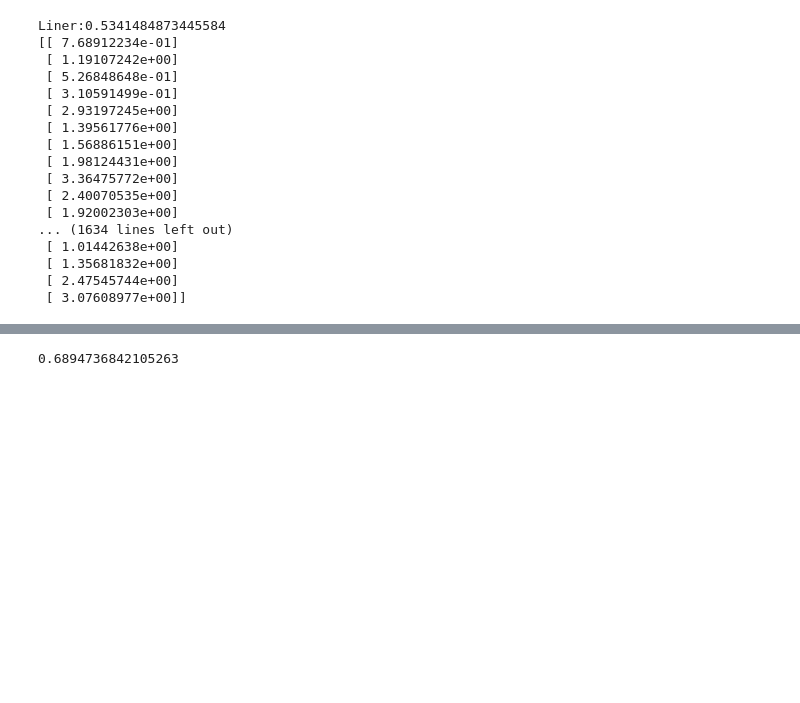
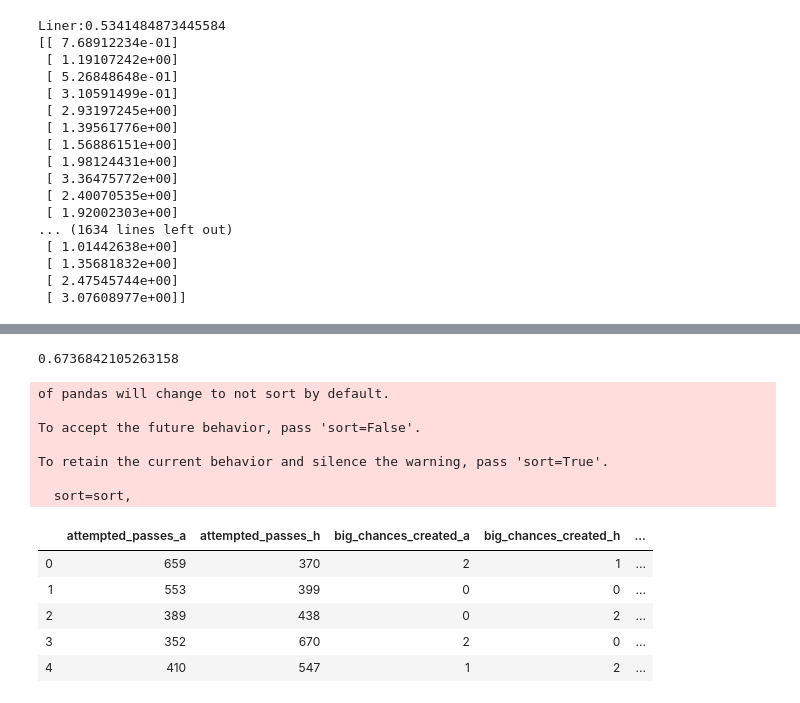
Before and after one commit to leppsalujyrgen/Entropy-of-Football-Statistics, a Jupyter notebook: Data Modelling/statistics-regression.ipynb, the cells around one changed output, grey strips where cells are left out. Saved outputs shown, nothing was run; the diff lists cells and outputs as text; code cells hidden in the pictures; blank space fills up the shorter version.

```diff
--- a/Data Modelling/statistics-regression.ipynb
+++ b/Data Modelling/statistics-regression.ipynb
@@ -212,8 +201,40 @@ for idx, row in pred.iterrows():
     away = pred.loc[idx,'away_predict']
     actual = pred.loc[idx,'actual_result']
     #print(home, away, actual)
-    if (abs(home - away) <= 0. and actual == 0) or ((away - home) > 0.1 and actual == 2) or ((home-away) > 0.1 and actual == 1):
+    if (abs(home - away) <= 0.5 and actual == 0) or ((away - home) > 0.5 and actual == 2) or ((home-away) > 0.5 and actual == 1):
         right += 1
+
 right/all
 # %% [output]
-0.6894736842105263
+0.6736842105263158
+# %%
+gamestats = pd.DataFrame(columns=['name_h','attempted_passes_h','big_chances_created_h','big_chances_missed_h','clearances_blocks_interceptions_h','completed_passes_h','dribbles_h','errors_leading_to_goal_attempt_h','fixture_h','fouls_h','key_passes_h','minutes_h','offside_h','open_play_crosses_h','opponent_team_h','penalties_conceded_h','penalties_missed_h','penalties_saved_h','recoveries_h','red_cards_h','round_h','saves_h','tackled_h','tackles_h','target_missed_h','team_score_h','yellow_cards_h','shots_on_target_h','name_a','attempted_passes_a','big_chances_created_a','big_chances_missed_a','clearances_blocks_interceptions_a','completed_passes_a','dribbles_a','errors_leading_to_goal_attempt_a','fouls_a','key_passes_a','offside_a','open_play_crosses_a','penalties_conceded_a','penalties_missed_a','penalties_saved_a','recoveries_a','red_cards_a','saves_a','tackled_a','tackles_a','target_missed_a','team_score_a','yellow_cards_a','shots_on_target_a'])
+gametest = pd.DataFrame(columns=['name_h','attempted_passes_h','big_chances_created_h','big_chances_missed_h','clearances_blocks_interceptions_h','completed_passes_h','dribbles_h','errors_leading_to_goal_attempt_h','fixture_h','fouls_h','key_passes_h','minutes_h','offside_h','open_play_crosses_h','opponent_team_h','penalties_conceded_h','penalties_missed_h','penalties_saved_h','recoveries_h','red_cards_h','round_h','saves_h','tackled_h','tackles_h','target_missed_h','team_score_h','yellow_cards_h','shots_on_target_h','name_a','attempted_passes_a','big_chances_created_a','big_chances_missed_a','clearances_blocks_interceptions_a','completed_passes_a','dribbles_a','errors_leading_to_goal_attempt_a','fouls_a','key_passes_a','offside_a','open_play_crosses_a','penalties_conceded_a','penalties_missed_a','penalties_saved_a','recoveries_a','red_cards_a','saves_a','tackled_a','tackles_a','target_missed_a','team_score_a','yellow_cards_a','shots_on_target_a'])
+seasonstart = [16, 17, 18]
+for i in seasonstart:
+    for j in range(38):
+        statsgw = pd.read_csv("Parsed_20" + str(i) + "_" + str(i+1) + "/gwgamesStats/gw" + str(j+1) + ".csv")
+        statsgw["season"] = i
+        if i == 18:
+            gametest = gametest.append(statsgw, ignore_index=True)
+        else:
+            gamestats = gamestats.append(statsgw, ignore_index=True)
+#stats = pd.read_csv("Parsed_2016_17/gwgames/gw1.csv")
+gamestats = gamestats.drop(columns=["minutes_h", "opponent_team_h", 'penalties_conceded_h', 'penalties_conceded_a'])
+gametest = gametest.drop(columns=["minutes_h", "opponent_team_h", 'penalties_conceded_h', 'penalties_conceded_a'])
+pd.set_option('display.max_columns', 55)
+gametest.head()
+# %% [output]
+of pandas will change to not sort by default.
+
+To accept the future behavior, pass 'sort=False'.
+
+To retain the current behavior and silence the warning, pass 'sort=True'.
+
+  sort=sort,
+|  | attempted_passes_a | attempted_passes_h | big_chances_created_a | big_chances_created_h | ... |
+| 0 | 659 | 370 | 2 | 1 | ... |
+| 1 | 553 | 399 | 0 | 0 | ... |
+| 2 | 389 | 438 | 0 | 2 | ... |
+| 3 | 352 | 670 | 2 | 0 | ... |
+| 4 | 410 | 547 | 1 | 2 | ... |
```
Also changed, not shown: parts of 14 cells of this notebook, 2 other files.
